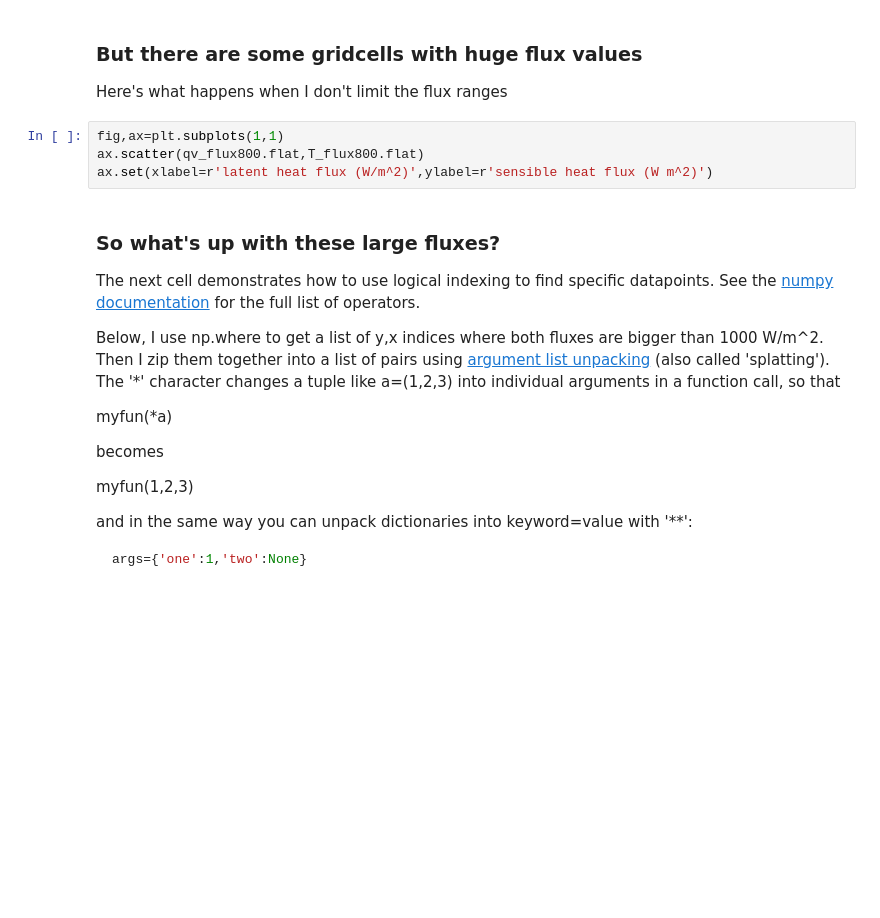
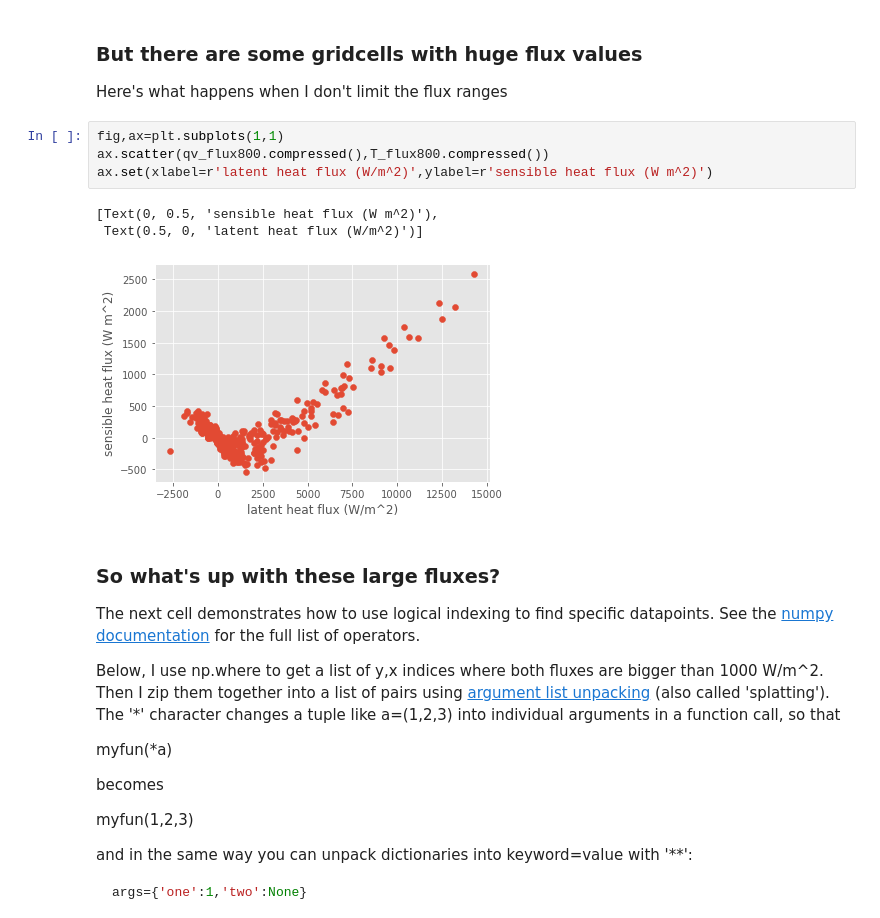
Before and after one commit to rsteinhart/a500_notebooks, a Jupyter notebook: notebooks/tropical_boundary_layer.ipynb, the cells around one changed output. Cells and saved outputs as stored; diff of their text form; blank space fills up the shorter version.

```diff
--- a/notebooks/tropical_boundary_layer.ipynb
+++ b/notebooks/tropical_boundary_layer.ipynb
@@ -255,8 +273,12 @@ ax[1].set(xlabel='temperature flux (W/m^2) at 800 m')
 Here's what happens when I don't limit the flux ranges
 # %%
 fig,ax=plt.subplots(1,1)
-ax.scatter(qv_flux800.flat,T_flux800.flat)
+ax.scatter(qv_flux800.compressed(),T_flux800.compressed())
 ax.set(xlabel=r'latent heat flux (W/m^2)',ylabel=r'sensible heat flux (W m^2)')
+# %% [output]
+[Text(0, 0.5, 'sensible heat flux (W m^2)'),
+ Text(0.5, 0, 'latent heat flux (W/m^2)')]
+[figure, added]
 # %% [markdown]
 ### So what's up with these large fluxes?
 
```
Also changed, not shown: parts of 16 cells of this notebook, 5 other files.
